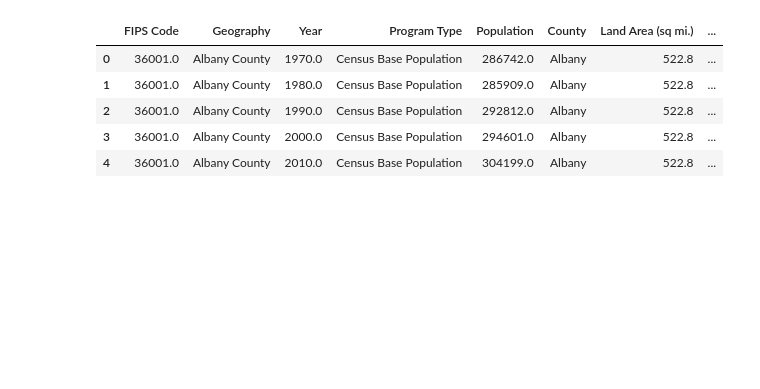
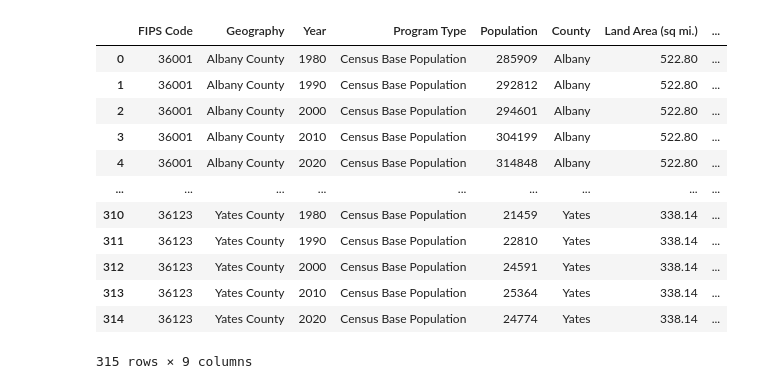
Before and after one commit to zmoloci/Project-1-Group-6, a Jupyter notebook: heatmap.ipynb, the cells around one changed output. Cells and saved outputs as stored; diff of their text form; code cells hidden in the pictures; blank space fills up the shorter version.

```diff
--- a/heatmap.ipynb
+++ b/heatmap.ipynb
@@ -7,17 +7,24 @@ import requests
 from pprint import pprint
 import hvplot.pandas
 # %%
-county_data=pd.read_csv("./Resources/pop_density_NYcountycensus_1970-2020.csv")
+county_data=pd.read_csv("./Resources/pop_density_censusNY_project.csv")
 
-county_datax=county_data.fillna(0)
-county_datax.head()
+county_datax=county_data.loc[county_data["Geography"]!="ALL"]
+county_datax
 # %% [output]
 |  | FIPS Code | Geography | Year | Program Type | Population | County | Land Area (sq mi.) | ... |
-| 0 | 36001.0 | Albany County | 1970.0 | Census Base Population | 286742.0 | Albany | 522.8 | ... |
-| 1 | 36001.0 | Albany County | 1980.0 | Census Base Population | 285909.0 | Albany | 522.8 | ... |
-| 2 | 36001.0 | Albany County | 1990.0 | Census Base Population | 292812.0 | Albany | 522.8 | ... |
-| 3 | 36001.0 | Albany County | 2000.0 | Census Base Population | 294601.0 | Albany | 522.8 | ... |
-| 4 | 36001.0 | Albany County | 2010.0 | Census Base Population | 304199.0 | Albany | 522.8 | ... |
+| 0 | 36001 | Albany County | 1980 | Census Base Population | 285909 | Albany | 522.80 | ... |
+| 1 | 36001 | Albany County | 1990 | Census Base Population | 292812 | Albany | 522.80 | ... |
+| 2 | 36001 | Albany County | 2000 | Census Base Population | 294601 | Albany | 522.80 | ... |
+| 3 | 36001 | Albany County | 2010 | Census Base Population | 304199 | Albany | 522.80 | ... |
+| 4 | 36001 | Albany County | 2020 | Census Base Population | 314848 | Albany | 522.80 | ... |
+| ... | ... | ... | ... | ... | ... | ... | ... | ... |
+| 310 | 36123 | Yates County | 1980 | Census Base Population | 21459 | Yates | 338.14 | ... |
+| 311 | 36123 | Yates County | 1990 | Census Base Population | 22810 | Yates | 338.14 | ... |
+| 312 | 36123 | Yates County | 2000 | Census Base Population | 24591 | Yates | 338.14 | ... |
+| 313 | 36123 | Yates County | 2010 | Census Base Population | 25364 | Yates | 338.14 | ... |
+| 314 | 36123 | Yates County | 2020 | Census Base Population | 24774 | Yates | 338.14 | ... |
+315 rows × 9 columns
 # %%
 county_data1=county_datax.groupby(["Geography","Year"]).mean()
 county_data2=county_data1.reset_index()
```
Also changed, not shown: parts of 7 cells of this notebook, 3 other files.
